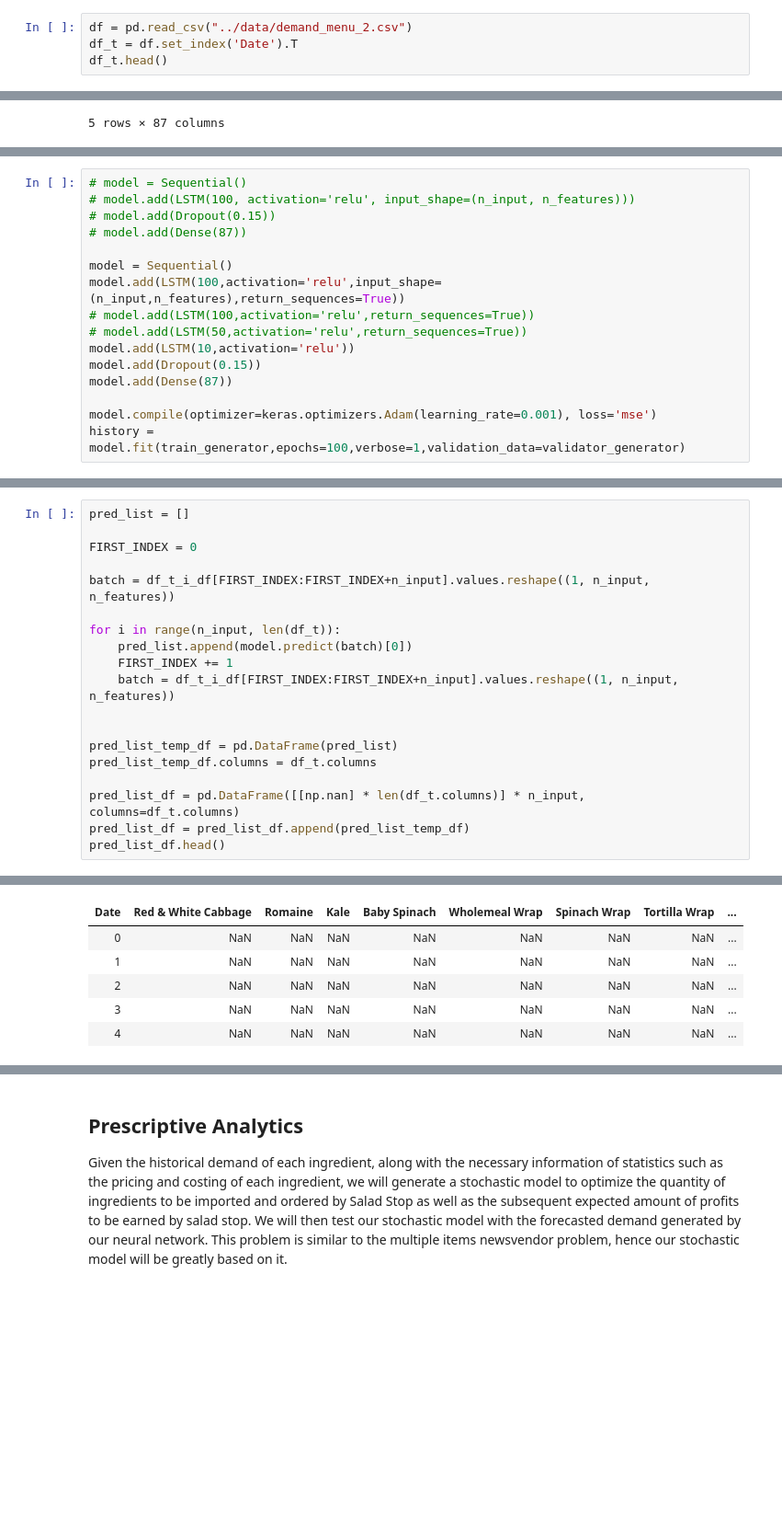
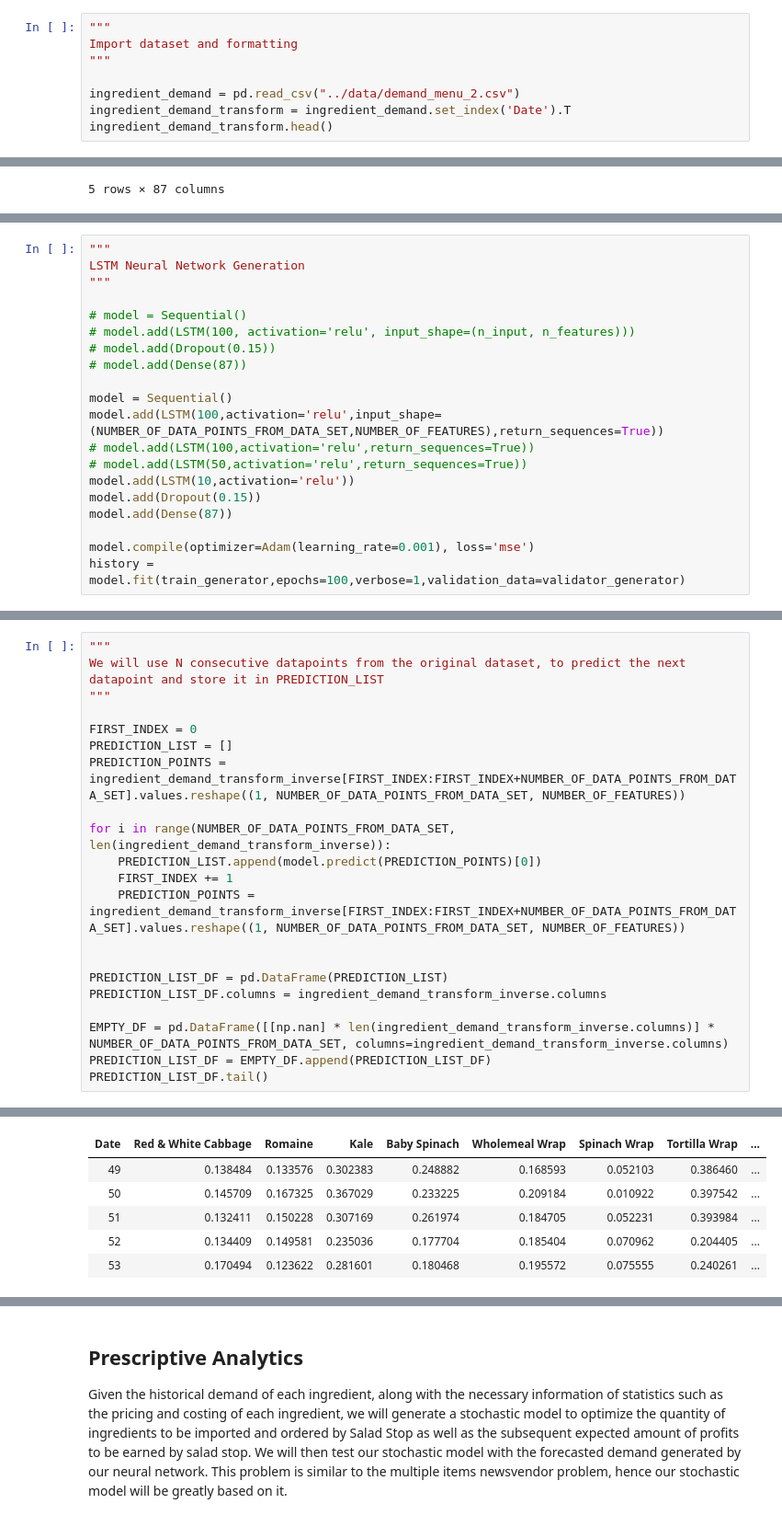
Before and after one commit to qy2000/bc2410-salad-LOP, a Jupyter notebook: ipynb/Ingredient_Order_Optimiser_Source_Code.ipynb, the cells around one changed output, grey strips where cells are left out. Shown at 92% size. Cells and saved outputs as stored; diff of their text form; blank space fills up the shorter version.

```diff
--- a/ipynb/Ingredient_Order_Optimiser_Source_Code.ipynb
+++ b/ipynb/Ingredient_Order_Optimiser_Source_Code.ipynb
@@ -38,9 +39,13 @@ from tensorflow.keras.utils import plot_model
 import matplotlib.pyplot as plt
 from matplotlib import pyplot
 # %%
-df = pd.read_csv("../data/demand_menu_2.csv")
-df_t = df.set_index('Date').T
-df_t.head()
+"""
+Import dataset and formatting
+"""
+
+ingredient_demand = pd.read_csv("../data/demand_menu_2.csv")
+ingredient_demand_transform = ingredient_demand.set_index('Date').T
+ingredient_demand_transform.head()
 # %% [output]
 | Date | Red & White Cabbage | Romaine | Kale | Baby Spinach | Wholemeal Wrap | Spinach Wrap | Tortilla Wrap | ... |
 | 1/1/22 | 34 | 5 | 13 | 14 | 25 | 82 | 5 | ... |
@@ -83,18 +116,22 @@ test_generator = TimeseriesGenerator(test.to_numpy(), test.to_numpy(), length=n_
 # %%
+"""
+LSTM Neural Network Generation
+"""
+
 # model = Sequential()
 # model.add(LSTM(100, activation='relu', input_shape=(n_input, n_features)))
 # model.add(Dropout(0.15))
 # model.add(Dense(87))
 
 model = Sequential()
-model.add(LSTM(100,activation='relu',input_shape=(n_input,n_features),return_sequences=True))
+model.add(LSTM(100,activation='relu',input_shape=(NUMBER_OF_DATA_POINTS_FROM_DATA_SET,NUMBER_OF_FEATURES),return_sequences=True))
 # model.add(LSTM(100,activation='relu',return_sequences=True))
 # model.add(LSTM(50,activation='relu',return_sequences=True))
 model.add(LSTM(10,activation='relu'))
 model.add(Dropout(0.15))
 model.add(Dense(87))
 
-model.compile(optimizer=keras.optimizers.Adam(learning_rate=0.001), loss='mse')
+model.compile(optimizer=Adam(learning_rate=0.001), loss='mse')
 history = model.fit(train_generator,epochs=100,verbose=1,validation_data=validator_generator)
 # %% [output]
 Epoch 1/100
@@ -117,36 +154,38 @@ Epoch 100/100
 # %%
-pred_list = []
+"""
+We will use N consecutive datapoints from the original dataset, to predict the next datapoint and store it in PREDICTION_LIST
+"""
 
 FIRST_INDEX = 0
+PREDICTION_LIST = []
+PREDICTION_POINTS = ingredient_demand_transform_inverse[FIRST_INDEX:FIRST_INDEX+NUMBER_OF_DATA_POINTS_FROM_DATA_SET].values.reshape((1, NUMBER_OF_DATA_POINTS_FROM_DATA_SET, NUMBER_OF_FEATURES))
 
-batch = df_t_i_df[FIRST_INDEX:FIRST_INDEX+n_input].values.reshape((1, n_input, n_features))
-
-for i in range(n_input, len(df_t)):
-    pred_list.append(model.predict(batch)[0])
+for i in range(NUMBER_OF_DATA_POINTS_FROM_DATA_SET, len(ingredient_demand_transform_inverse)):
+    PREDICTION_LIST.append(model.predict(PREDICTION_POINTS)[0])
     FIRST_INDEX += 1
-    batch = df_t_i_df[FIRST_INDEX:FIRST_INDEX+n_input].values.reshape((1, n_input, n_features))
+    PREDICTION_POINTS = ingredient_demand_transform_inverse[FIRST_INDEX:FIRST_INDEX+NUMBER_OF_DATA_POINTS_FROM_DATA_SET].values.reshape((1, NUMBER_OF_DATA_POINTS_FROM_DATA_SET, NUMBER_OF_FEATURES))
 
 
-pred_list_temp_df = pd.DataFrame(pred_list)
-pred_list_temp_df.columns = df_t.columns
+PREDICTION_LIST_DF = pd.DataFrame(PREDICTION_LIST)
+PREDICTION_LIST_DF.columns = ingredient_demand_transform_inverse.columns
 
-pred_list_df = pd.DataFrame([[np.nan] * len(df_t.columns)] * n_input, columns=df_t.columns)
-pred_list_df = pred_list_df.append(pred_list_temp_df)
-pred_list_df.head()
+EMPTY_DF = pd.DataFrame([[np.nan] * len(ingredient_demand_transform_inverse.columns)] * NUMBER_OF_DATA_POINTS_FROM_DATA_SET, columns=ingredient_demand_transform_inverse.columns)
+PREDICTION_LIST_DF = EMPTY_DF.append(PREDICTION_LIST_DF)
+PREDICTION_LIST_DF.tail()
 # %% [output]
 WARNING:tensorflow:AutoGraph could not transform <function Model.make_predict_function.<locals>.predict_function at 0x...> and will run it as-is.
 Please report this to the TensorFlow team. When filing the bug, set the verbosity to 10 (on Linux, `export AUTOGRAPH_VERBOSITY=10`) and attach the full output.
 Cause: 'arguments' object has no attribute 'posonlyargs'
 To silence this warning, decorate the function with @tf.autograph.experimental.do_not_convert
 WARNING: AutoGraph could not transform <function Model.make_predict_function.<locals>.predict_function at 0x...> and will run it as-is.
 Please report this to the TensorFlow team. When filing the bug, set the verbosity to 10 (on Linux, `export AUTOGRAPH_VERBOSITY=10`) and attach the full output.
 Cause: 'arguments' object has no attribute 'posonlyargs'
 To silence this warning, decorate the function with @tf.autograph.experimental.do_not_convert
 | Date | Red & White Cabbage | Romaine | Kale | Baby Spinach | Wholemeal Wrap | Spinach Wrap | Tortilla Wrap | ... |
-| 0 | NaN | NaN | NaN | NaN | NaN | NaN | NaN | ... |
-| 1 | NaN | NaN | NaN | NaN | NaN | NaN | NaN | ... |
-| 2 | NaN | NaN | NaN | NaN | NaN | NaN | NaN | ... |
-| 3 | NaN | NaN | NaN | NaN | NaN | NaN | NaN | ... |
-| 4 | NaN | NaN | NaN | NaN | NaN | NaN | NaN | ... |
+| 49 | 0.138484 | 0.133576 | 0.302383 | 0.248882 | 0.168593 | 0.052103 | 0.386460 | ... |
+| 50 | 0.145709 | 0.167325 | 0.367029 | 0.233225 | 0.209184 | 0.010922 | 0.397542 | ... |
+| 51 | 0.132411 | 0.150228 | 0.307169 | 0.261974 | 0.184705 | 0.052231 | 0.393984 | ... |
+| 52 | 0.134409 | 0.149581 | 0.235036 | 0.177704 | 0.185404 | 0.070962 | 0.204405 | ... |
+| 53 | 0.170494 | 0.123622 | 0.281601 | 0.180468 | 0.195572 | 0.075555 | 0.240261 | ... |
 5 rows × 87 columns
 # %%
```
Also changed, not shown: parts of 29 cells of this notebook.
